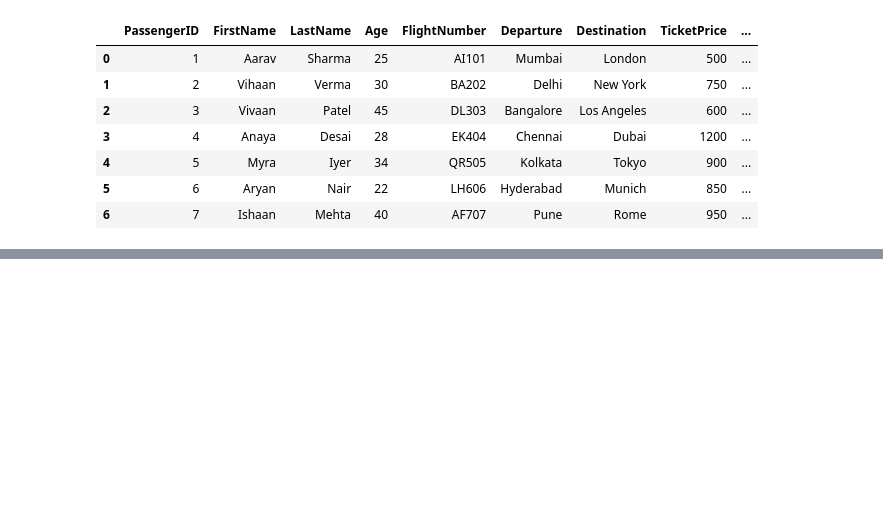
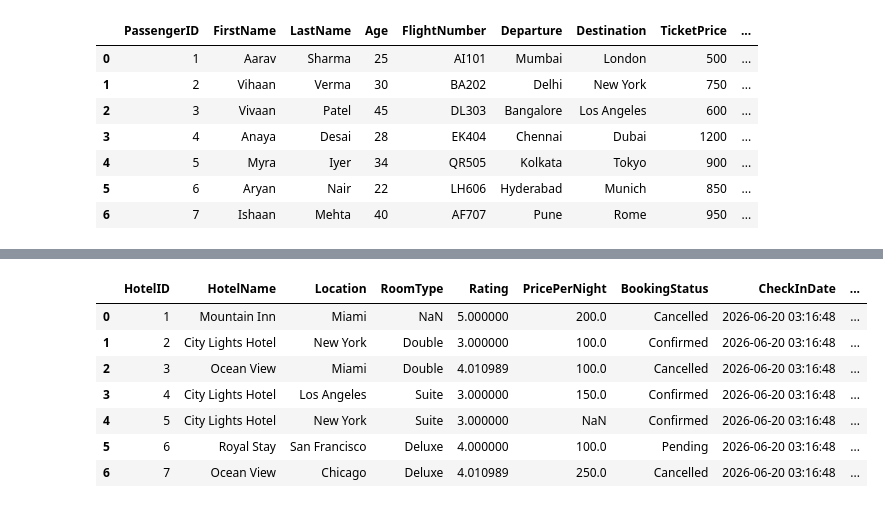
Before and after one commit to vaishnaviPatil1111/Python, a Jupyter notebook: Python_Pandas.ipynb, the cells around one changed output, grey strips where cells are left out. Drawn from its saved outputs; the diff is of its cells as text; code cells hidden in the pictures; blank space fills up the shorter version.

```diff
--- a/Python_Pandas.ipynb
+++ b/Python_Pandas.ipynb
@@ -1643,0 +1694,9 @@ df2.head(7)
+# %%
+#5.	Extract the year from the CheckInDate column.
+df3['CheckInYear']=df3['CheckInDate'].dt.year
+# %%
+#6.	Extract the month from the CheckInDate column.
+df3['CheckinMonth']=df3['CheckInDate'].dt.month
+# %%
+#7.	Extract the day of the week from the CheckInDate column.
+df3['CheckinDay']=df3['CheckInDate'].dt.day
@@ -1643,0 +1725,3 @@ df2.head(7)
+# %%
+#10.Remove hotels that have null values in the Location column.
+df3.dropna(subset = ['RoomType'],inplace=True)
@@ -1643,0 +1749,11 @@ df2.head(7)
+# %%
+df3.head(7)
+# %% [output]
+|  | HotelID | HotelName | Location | RoomType | Rating | PricePerNight | BookingStatus | CheckInDate | ... |
+| 0 | 1 | Mountain Inn | Miami | NaN | 5.000000 | 200.0 | Cancelled | 2026-06-20 03:16:48 | ... |
+| 1 | 2 | City Lights Hotel | New York | Double | 3.000000 | 100.0 | Confirmed | 2026-06-20 03:16:48 | ... |
+| 2 | 3 | Ocean View | Miami | Double | 4.010989 | 100.0 | Cancelled | 2026-06-20 03:16:48 | ... |
+| 3 | 4 | City Lights Hotel | Los Angeles | Suite | 3.000000 | 150.0 | Confirmed | 2026-06-20 03:16:48 | ... |
+| 4 | 5 | City Lights Hotel | New York | Suite | 3.000000 | NaN | Confirmed | 2026-06-20 03:16:48 | ... |
+| 5 | 6 | Royal Stay | San Francisco | Deluxe | 4.000000 | 100.0 | Pending | 2026-06-20 03:16:48 | ... |
+| 6 | 7 | Ocean View | Chicago | Deluxe | 4.010989 | 250.0 | Cancelled | 2026-06-20 03:16:48 | ... |
```
Also changed, not shown: parts of 21 cells of this notebook.
